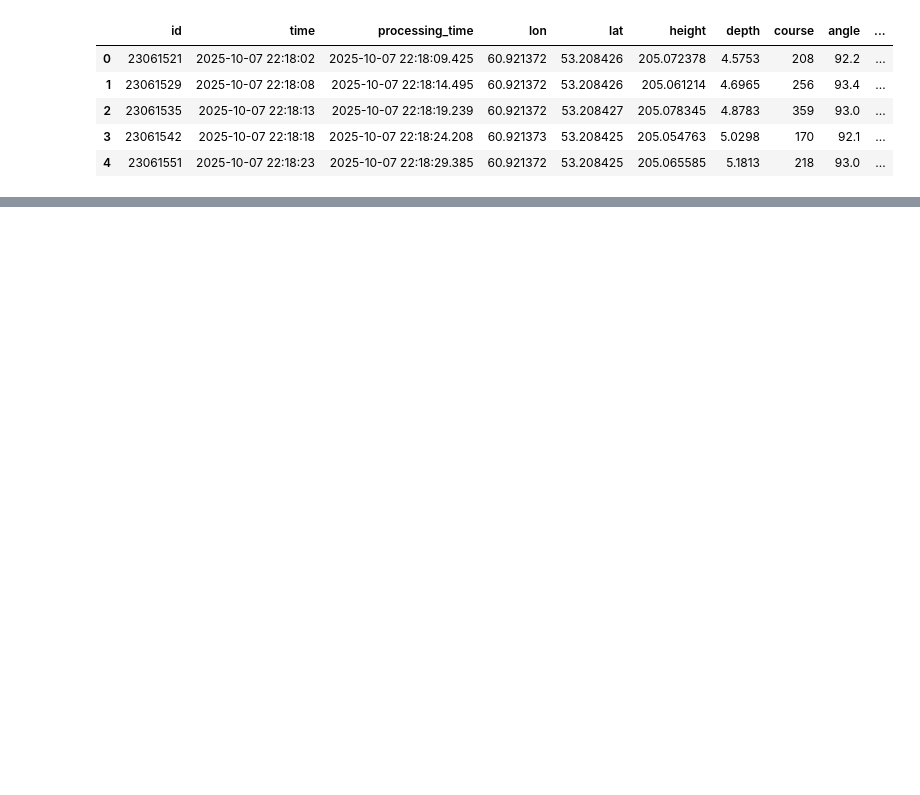
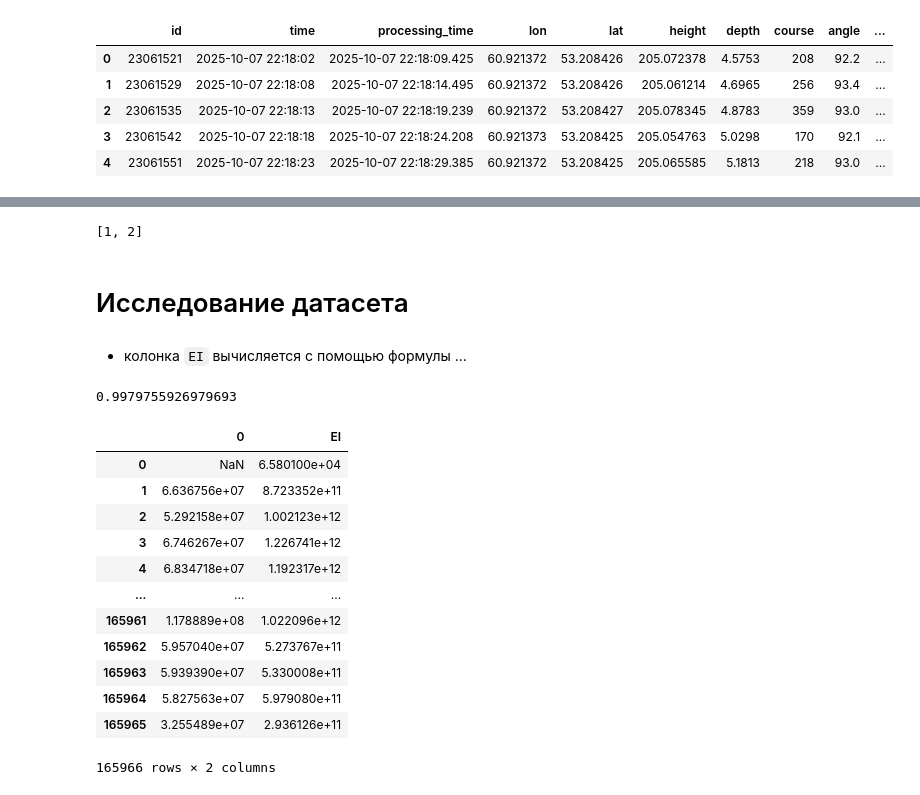
Before and after one commit to qa1roO/OptimalDrilling, a Jupyter notebook: pipeline.ipynb, the cells around one changed output, grey strips where cells are left out. Cells and saved outputs as stored; diff of their text form; code cells hidden in the pictures; blank space fills up the shorter version.

```diff
--- a/pipeline.ipynb
+++ b/pipeline.ipynb
@@ -45,0 +109,8 @@ df[['rotation', 'pressure_rotation']].sample(20)
+# %%
+def nums(ale):
+    out = [1,2]
+    ale = out
+    return ale
+print(nums([1,2,3]))
+# %% [output]
+[1, 2]
@@ -45,0 +127,29 @@ df[['rotation', 'pressure_rotation']].sample(20)
+# %% [markdown]
+# Исследование датасета
+# %% [markdown]
+- колонка `EI` вычисляется с помощью формулы ...
+# %%
+
+test = df['pressure_axis'] * df['rotation'] / df['speed']
+
+correlation = df['EI'].corr(test)
+
+print(correlation)
+# %% [output]
+0.9979755926979693
+# %%
+pd.concat([test,df['EI']], axis=1)
+# %% [output]
+|  | 0 | EI |
+| 0 | NaN | 6.580100e+04 |
+| 1 | 6.636756e+07 | 8.723352e+11 |
+| 2 | 5.292158e+07 | 1.002123e+12 |
+| 3 | 6.746267e+07 | 1.226741e+12 |
+| 4 | 6.834718e+07 | 1.192317e+12 |
+| ... | ... | ... |
+| 165961 | 1.178889e+08 | 1.022096e+12 |
+| 165962 | 5.957040e+07 | 5.273767e+11 |
+| 165963 | 5.939390e+07 | 5.330008e+11 |
+| 165964 | 5.827563e+07 | 5.979080e+11 |
+| 165965 | 3.255489e+07 | 2.936126e+11 |
+165966 rows × 2 columns
```
Also changed, not shown: parts of 39 cells of this notebook, 9 other files.
